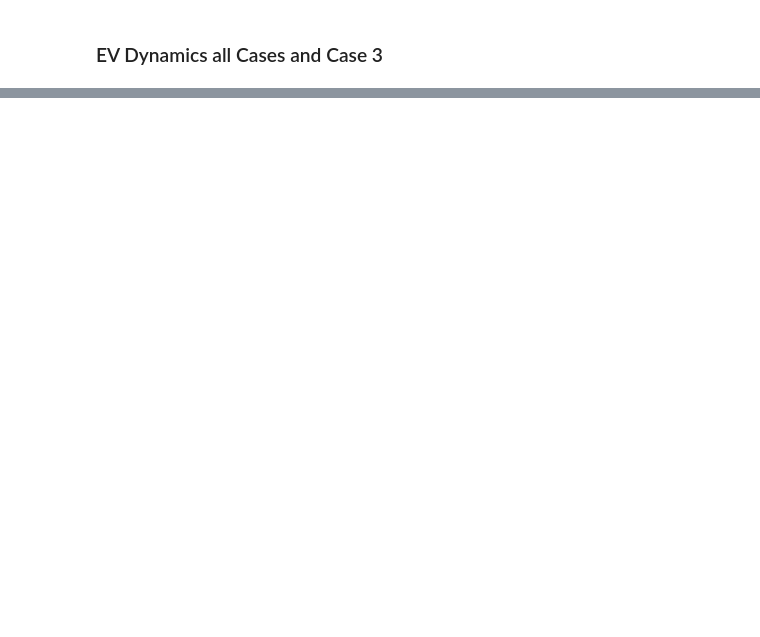
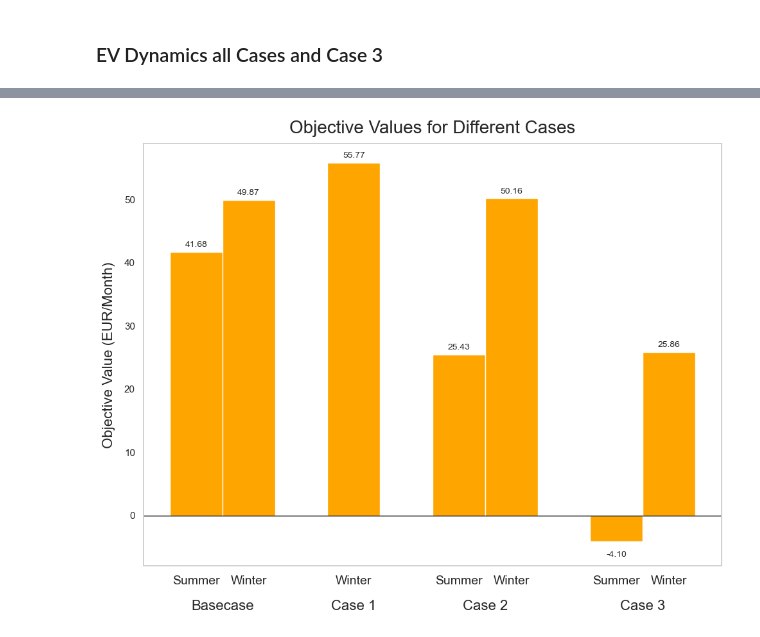
Before and after one commit to sewaelty/optimization_project, a Jupyter notebook: main/final_plots.ipynb, the cells around one changed output, grey strips where cells are left out. Saved outputs shown, nothing was run; the diff lists cells and outputs as text; code cells hidden in the pictures; blank space fills up the shorter version.

```diff
--- a/main/final_plots.ipynb
+++ b/main/final_plots.ipynb
@@ -545,0 +838,14 @@ plot_ev_soc_and_charging_side_by_side(
+# %%
+objective_values = {
+    "Basecase Summer": 41.67957787311,
+    "Basecase Winter": 49.87230553270,
+    "Case 1 Winter": 55.76806647406,
+    "Case 2 Summer": 25.42661940101,
+    "Case 2 Winter": 50.16425672432,
+    "Case 3 Summer": -4.102351746385,
+    "Case 3 Winter": 25.86141790305
+}
+
+plot_objective_values(objective_values)
+# %% [output]
+[figure, added]
```
Also changed, not shown: parts of 11 cells of this notebook, 7 other files.
